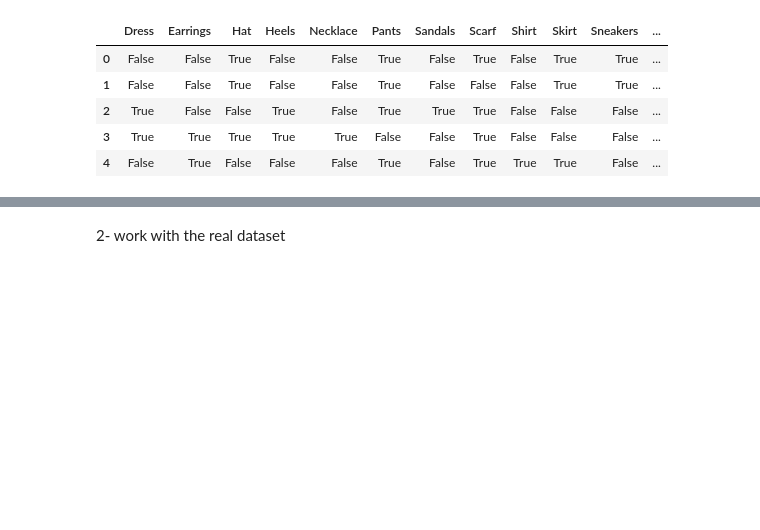
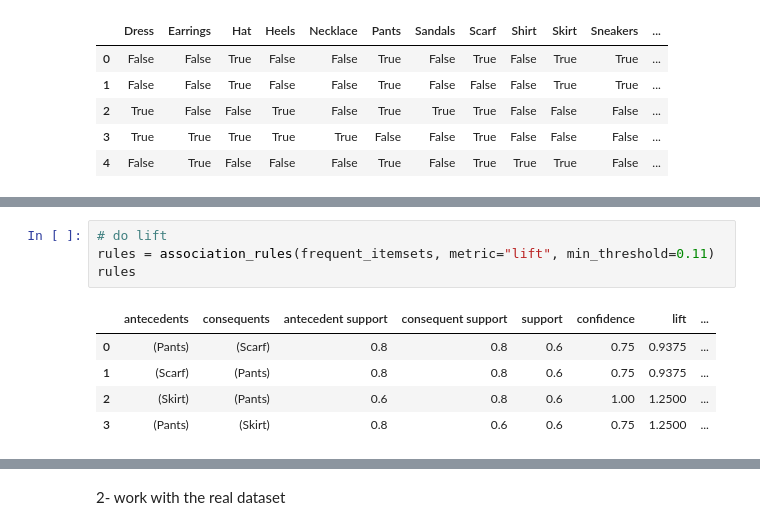
Before and after one commit to mmedoues/Association-Rules, a Jupyter notebook: model.ipynb, the cells around one changed output, grey strips where cells are left out. Drawn from its saved outputs; the diff is of its cells as text; blank space fills up the shorter version.

```diff
--- a/model.ipynb
+++ b/model.ipynb
@@ -44,0 +46,10 @@ rules
+# %%
+# do lift
+rules = association_rules(frequent_itemsets, metric="lift", min_threshold=0.11)
+rules
+# %% [output]
+|  | antecedents | consequents | antecedent support | consequent support | support | confidence | lift | ... |
+| 0 | (Pants) | (Scarf) | 0.8 | 0.8 | 0.6 | 0.75 | 0.9375 | ... |
+| 1 | (Scarf) | (Pants) | 0.8 | 0.8 | 0.6 | 0.75 | 0.9375 | ... |
+| 2 | (Skirt) | (Pants) | 0.6 | 0.8 | 0.6 | 1.00 | 1.2500 | ... |
+| 3 | (Pants) | (Skirt) | 0.8 | 0.6 | 0.6 | 0.75 | 1.2500 | ... |
```
Also changed, not shown: parts of 4 cells of this notebook.
